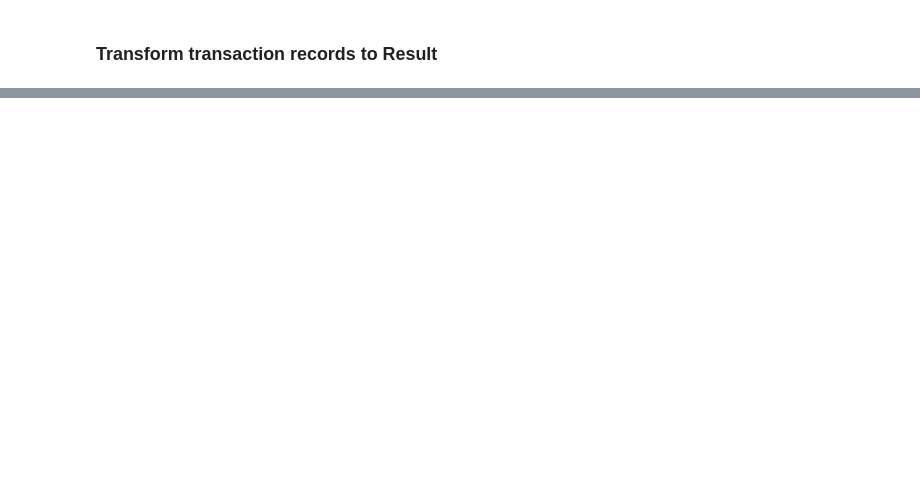
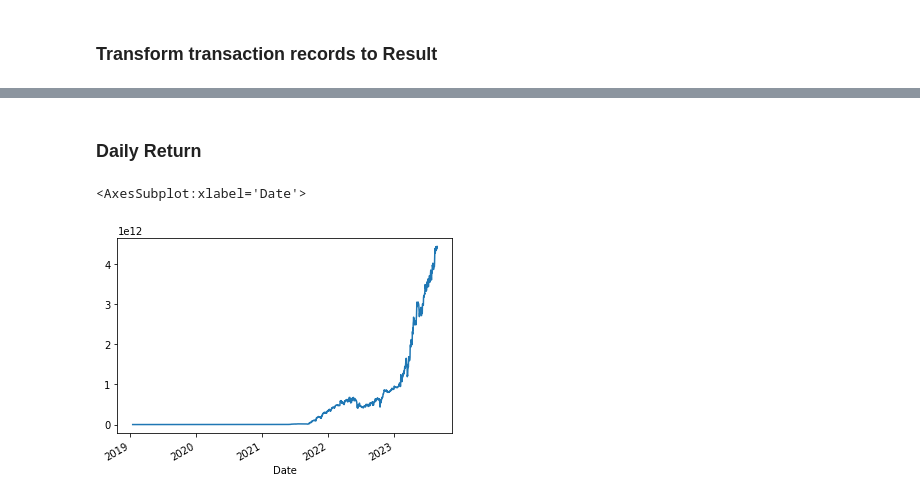
Before and after one commit to harryho71/CB4001, a Jupyter notebook: Cointegration Method.ipynb, the cells around one changed output, grey strips where cells are left out. Drawn from its saved outputs; the diff is of its cells as text; code cells hidden in the pictures; blank space fills up the shorter version.

Commit message:
Update cumRet and dailyRet calculation

```diff
--- a/Cointegration Method.ipynb
+++ b/Cointegration Method.ipynb
@@ -283,3 +283,5 @@ I0Series:  ['CRYPTO:QNTUSD', 'CRYPTO:USDPUSD', 'CRYPTO:USDCUSD', 'CRYPTO:LDOUSD'
 Remaining number of crpyto:  80
 # %%
 # TransactionRecords.to_csv('Transactions_cointegration.csv')
+TransactionRecords = pd.read_csv('Transactions_cointegration.csv', index_col=0)
+TransactionRecords
@@ -288,7 +304,7 @@ Remaining number of crpyto:  80
 # %% [markdown]
 ### Transform transaction records to Result
 # %%
-result = pd.DataFrame(columns=['Period No.', 'Pair No.', 'Round Trip No.', 'Start Date', 'End Date', 'crypto 1', 'crypto 2', 'crypto 1 return', 'crypto 2 return', 'Quantity'])
+result = pd.DataFrame(columns=['Period No.', 'Pair No.', 'Round Trip No.', 'Start Date', 'End Date', 'crypto 1', 'crypto 2', 'crypto 1 return', 'crypto 2 return', 'crypto 1 Long/Short', 'crypto 2 Long/Short', 'Quantity'])
 
 for k in range(1, TransactionRecords['Period No.'].max() + 1):
     period =  TransactionRecords[TransactionRecords['Period No.'] == k]
@@ -329,9 +345,17 @@ for k in range(1, TransactionRecords['Period No.'].max() + 1):
                 if record['Quantity'][0] == 1:
                     returnResult['crypto 1'] = crypto
                     returnResult['crypto 1 return'] = returns
+                    if record['Long/Short'][0] == 'Long':
+                        returnResult['crypto 1 Long/Short'] = 1
+                    else:
+                        returnResult['crypto 1 Long/Short'] = -1
                 else:
                     returnResult['crypto 2'] = crypto
                     returnResult['crypto 2 return'] = returns
                     returnResult['Quantity'] = record['Quantity'][0]
+                    if record['Long/Short'][0] == 'Long':
+                        returnResult['crypto 2 Long/Short'] = 1
+                    else:
+                        returnResult['crypto 2 Long/Short'] = -1
 
             result.loc[len(result)] = returnResult
@@ -354,2 +362,28 @@ result
+# %% [markdown]
+### Daily Return
+# %%
+def getcumReturns(cryptoPriceDf, result):
+    cumReturn = pd.DataFrame()
+    # loop through each row
+    for idx, row in result.iterrows():
+        crpyto1StartPrice = cryptoPriceDf.loc[row['Start Date'], row['crypto 1']]
+        crpyto2StartPrice = cryptoPriceDf.loc[row['Start Date'], row['crypto 2']]
+        crpyto1cumPnL = (cryptoPriceDf.loc[row['Start Date']:row['End Date'], row['crypto 1']] - crpyto1StartPrice) * row['crypto 1 Long/Short']
+        crpyto2cumPnL = (cryptoPriceDf.loc[row['Start Date']:row['End Date'], row['crypto 2']] - crpyto2StartPrice) * row['crypto 2 Long/Short'] * row['Quantity']
+        cumReturnSeries = (crpyto1cumPnL + crpyto2cumPnL) / (crpyto1StartPrice * 0.5 + crpyto2StartPrice * row['Quantity'] * 0.5)
+        cumReturnSeries.name = row['crypto 1'] + " " + row['crypto 2'] + " " + str(row['Period No.']) + " " + str(row['Round Trip No.'])
+        cumReturn = cumReturn.merge(cumReturnSeries, left_index=True, right_index=True, how="outer")
+    return cumReturn
+# %%
+cumReturns = getcumReturns(cryptoPriceDf, result)
+dailyReturns = np.exp(np.log(cumReturns + 1).diff()) - 1 # OR (cumReturns + 1) / (cumReturns.shift(1) + 1) - 1
+averageDailyReturn = dailyReturns.mean(axis=1)
+averageDailyReturn = averageDailyReturn.fillna(0)
+averageCumReturn = np.cumprod(1 +averageDailyReturn) - 1
+# %%
+averageCumReturn.plot()
+# %% [output]
+<AxesSubplot:xlabel='Date'>
+[figure, added]
 # %%
 # Remark: return can be more than -100% for the short selling position
```
Also changed, not shown: parts of 7 cells of this notebook, 2 other files.
